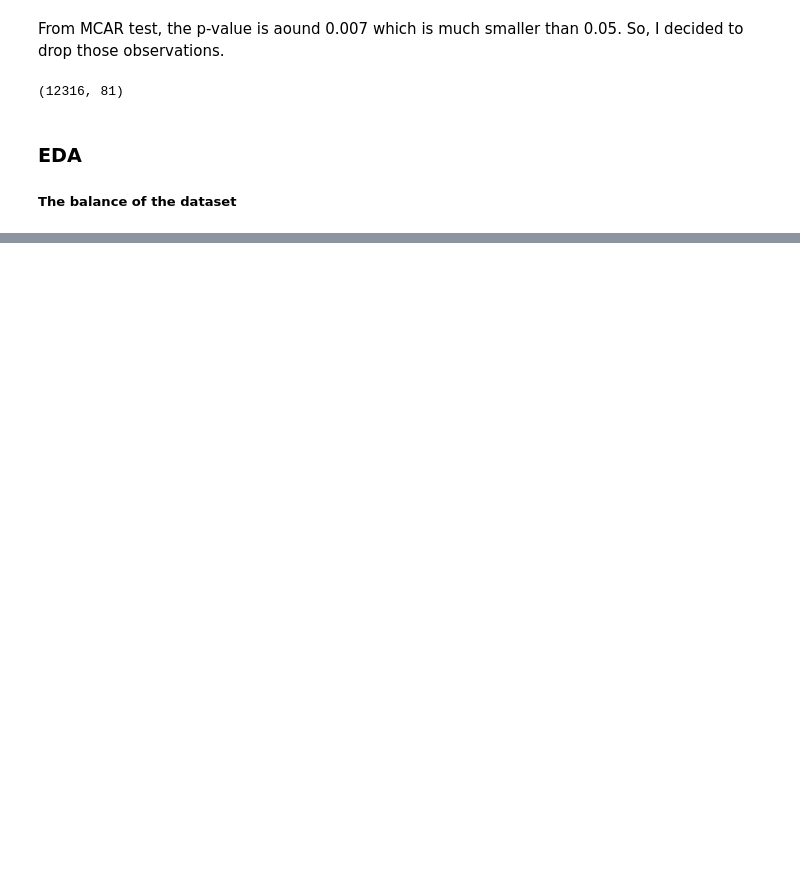
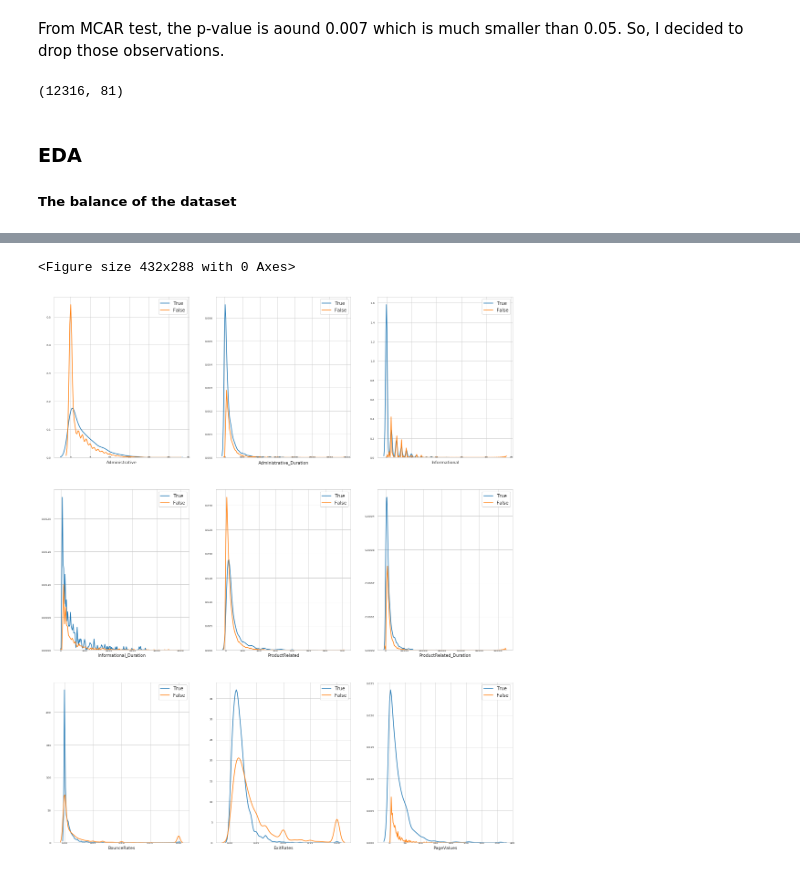
Before and after one commit to Qinyun718/Data1030-OnlineShopping, a Jupyter notebook: src/data-processing.ipynb, the cells around one changed output, grey strips where cells are left out. Drawn from its saved outputs; the diff is of its cells as text; code cells hidden in the pictures; blank space fills up the shorter version.

```diff
--- a/src/data-processing.ipynb
+++ b/src/data-processing.ipynb
@@ -182,0 +115,26 @@ Name: Revenue, dtype: float64
+# %%
+def plot_feature_distribution(df1, df2, label1, label2, features):
+    i = 0
+    sns.set_style('whitegrid')
+    plt.figure()
+    fig, ax = plt.subplots(3,3,figsize=(18,22))
+
+    for feature in features:
+        i += 1
+        plt.subplot(3,3,i)
+        sns.distplot(df1[feature], hist=False,label=label1)
+        sns.distplot(df2[feature], hist=False,label=label2)
+        plt.xlabel(feature, fontsize=9)
+        locs, labels = plt.xticks()
+        plt.tick_params(axis='x', which='major', labelsize=6, pad=-6)
+        plt.tick_params(axis='y', which='major', labelsize=6)
+    fig.savefig('../figures/Overall.png', bbox_inches="tight")
+    plt.show();
+
+t0 = dfUseforEDA.loc[dfUseforEDA['Revenue'] == True]
+t1 = dfUseforEDA.loc[dfUseforEDA['Revenue'] == False]
+features = dfUseforEDA.columns.values[0:9]
+plot_feature_distribution(t0, t1, 'True', 'False', features)
+# %% [output]
+<Figure size 432x288 with 0 Axes>
+[figure, added]
```
Also changed, not shown: parts of 46 cells of this notebook, 27 other files.
